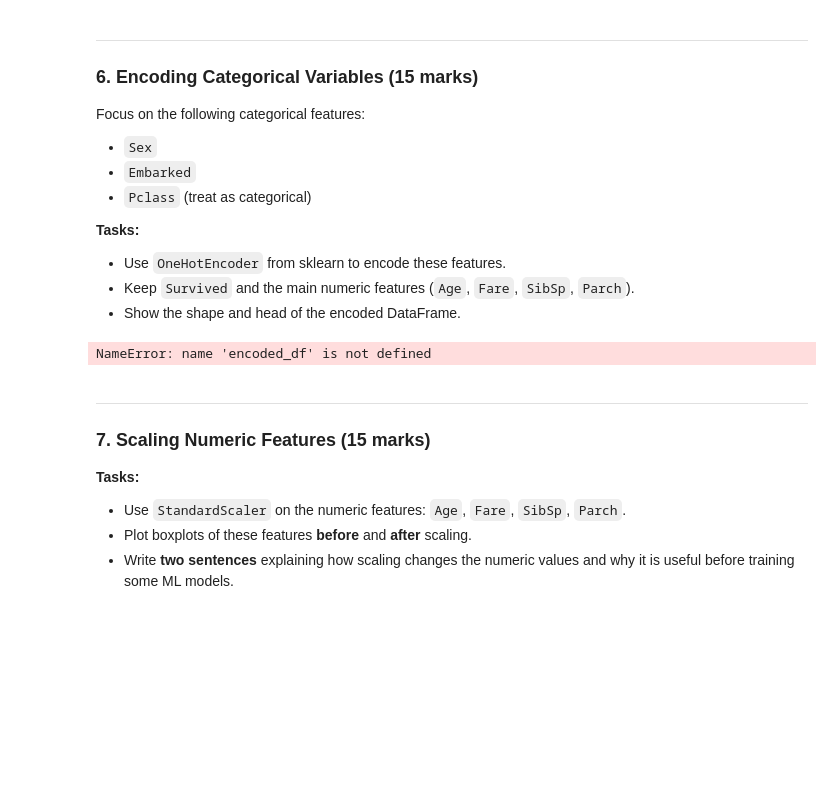
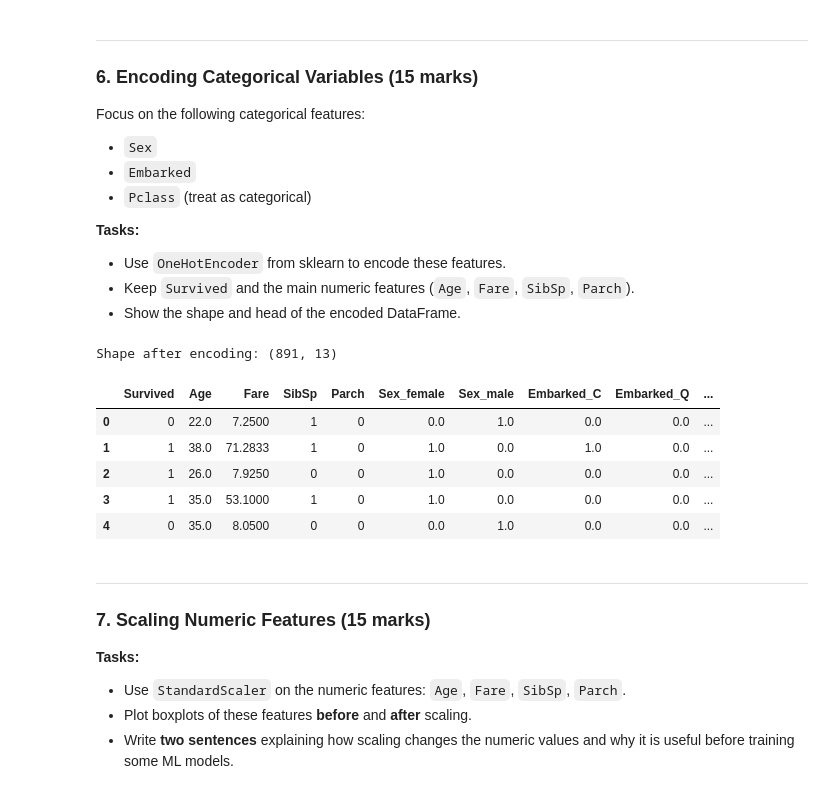
Before and after one commit to Robiulawal527/AI, a Jupyter notebook: Copy_of_Module_08_ML_Assignment_02.ipynb, the cells around one changed output. Cells and saved outputs as stored; diff of their text form; code cells hidden in the pictures; blank space fills up the shorter version.

```diff
--- a/Copy_of_Module_08_ML_Assignment_02.ipynb
+++ b/Copy_of_Module_08_ML_Assignment_02.ipynb
@@ -374,25 +374,34 @@ Focus on the following categorical features:
 # %%
 # 6. Encoding Categorical Variables
 
 df_enc = df.copy()
 
 # Select features for encoding and keep important numeric ones
 cat_features = ["Sex", "Embarked", "Pclass"]
 numeric_features = ["Age", "Fare", "SibSp", "Parch"]
 target_col = "Survived"
 
 # One hot encode categorical variables [You need to do]
+encoder = OneHotEncoder(sparse_output=False, handle_unknown='ignore')
+encoded_features_array = encoder.fit_transform(df_enc[cat_features])
+encoded_df = pd.DataFrame(encoded_features_array, columns=encoder.get_feature_names_out(cat_features), index=df_enc.index)
 
 # Build final encoded DataFrame
 df_model = pd.concat([
     df_enc[[target_col] + numeric_features],
     encoded_df
 ], axis=1)
 
 print("Shape after encoding:", df_model.shape)
 display(df_model.head())
 # %% [output]
-NameError: name 'encoded_df' is not defined
+Shape after encoding: (891, 13)
+|  | Survived | Age | Fare | SibSp | Parch | Sex_female | Sex_male | Embarked_C | Embarked_Q | ... |
+| 0 | 0 | 22.0 | 7.2500 | 1 | 0 | 0.0 | 1.0 | 0.0 | 0.0 | ... |
+| 1 | 1 | 38.0 | 71.2833 | 1 | 0 | 1.0 | 0.0 | 1.0 | 0.0 | ... |
+| 2 | 1 | 26.0 | 7.9250 | 0 | 0 | 1.0 | 0.0 | 0.0 | 0.0 | ... |
+| 3 | 1 | 35.0 | 53.1000 | 1 | 0 | 1.0 | 0.0 | 0.0 | 0.0 | ... |
+| 4 | 0 | 35.0 | 8.0500 | 0 | 0 | 0.0 | 1.0 | 0.0 | 0.0 | ... |
 # %% [markdown]
 ---
 ### 7. Scaling Numeric Features (15 marks)
```
Also changed, not shown: parts of 2 cells of this notebook.
